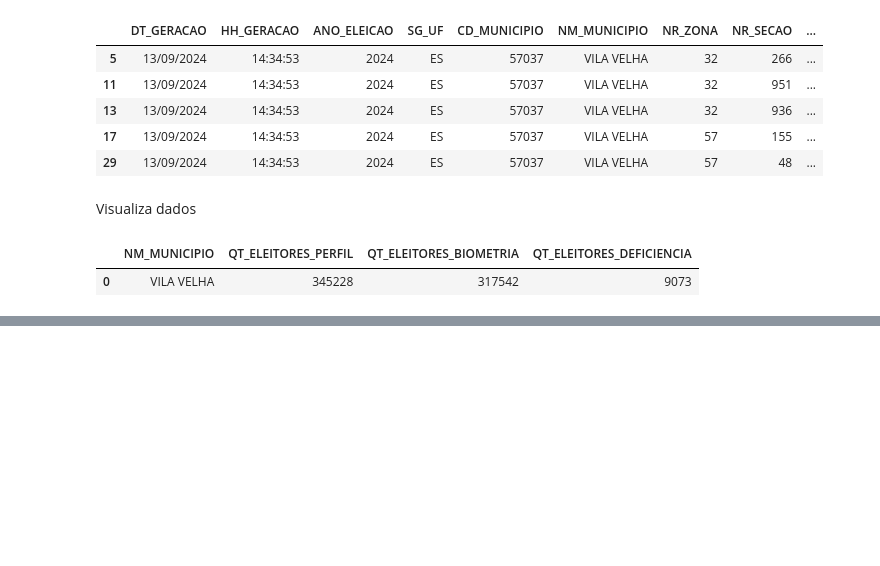
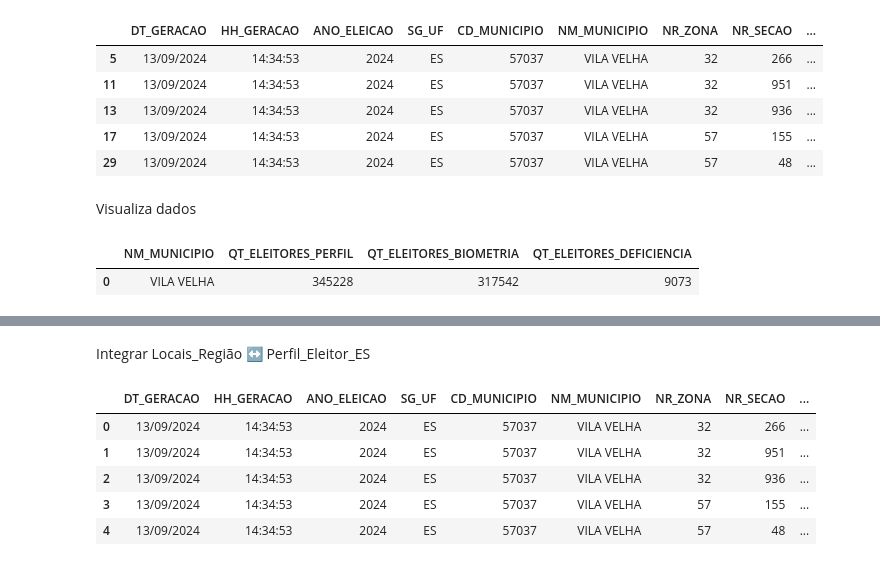
Before and after one commit to JohnDiognes/analise-perfil-eleitor-vila-velha, a Jupyter notebook: notebooks/01_extracao_e_limpeza.ipynb, the cells around one changed output, grey strips where cells are left out. Saved outputs shown, nothing was run; the diff lists cells and outputs as text; code cells hidden in the pictures; blank space fills up the shorter version.

```diff
--- a/notebooks/01_extracao_e_limpeza.ipynb
+++ b/notebooks/01_extracao_e_limpeza.ipynb
@@ -204,0 +278,6 @@ df_locais.head(), df_bairros.head()
+# %%
+df_vv["NR_SECAO"] = df_vv["NR_SECAO"].astype(int)
+df_vv["NR_ZONA"] = df_vv["NR_ZONA"].astype(int)
+
+df_locais_regiao["num_secao"] = df_locais_regiao["num_secao"].astype(int)
+df_locais_regiao["num_zon"] = df_locais_regiao["num_zon"].astype(int)
@@ -204,0 +295,17 @@ df_locais.head(), df_bairros.head()
+# %% [markdown]
+Integrar Locais_Região ↔ Perfil_Eleitor_ES
+# %%
+df_final = df_vv.merge(
+    df_locais_regiao,
+    left_on=["NR_ZONA", "NR_SECAO"],
+    right_on=["num_zon", "num_secao"],
+    how="left"
+)
+df_final.head()
+# %% [output]
+|  | DT_GERACAO | HH_GERACAO | ANO_ELEICAO | SG_UF | CD_MUNICIPIO | NM_MUNICIPIO | NR_ZONA | NR_SECAO | ... |
+| 0 | 13/09/2024 | 14:34:53 | 2024 | ES | 57037 | VILA VELHA | 32 | 266 | ... |
+| 1 | 13/09/2024 | 14:34:53 | 2024 | ES | 57037 | VILA VELHA | 32 | 951 | ... |
+| 2 | 13/09/2024 | 14:34:53 | 2024 | ES | 57037 | VILA VELHA | 32 | 936 | ... |
+| 3 | 13/09/2024 | 14:34:53 | 2024 | ES | 57037 | VILA VELHA | 57 | 155 | ... |
+| 4 | 13/09/2024 | 14:34:53 | 2024 | ES | 57037 | VILA VELHA | 57 | 48 | ... |
```
Also changed, not shown: parts of 22 cells of this notebook.
